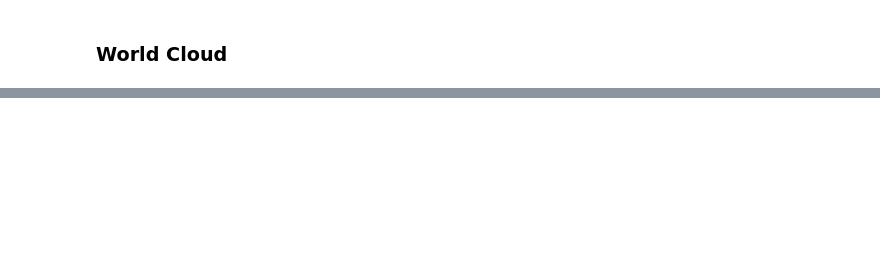
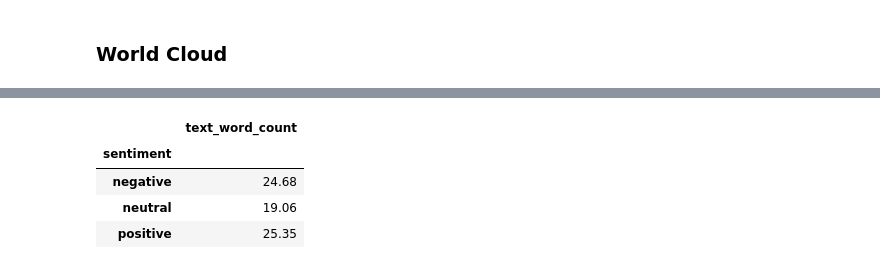
Before and after one commit to RyanKoech/Kenar-Ent-Sentiment-Analysis, a Jupyter notebook: src/app.ipynb, the cells around one changed output, grey strips where cells are left out. Drawn from its saved outputs; the diff is of its cells as text; code cells hidden in the pictures; blank space fills up the shorter version.

```diff
--- a/src/app.ipynb
+++ b/src/app.ipynb
@@ -179,0 +210,8 @@ ModuleNotFoundError: No module named 'google.colab'
+# %%
+round(pd.DataFrame(tweet_list_df.groupby("sentiment").text_word_count.mean()),2)
+# %% [output]
+|  | text_word_count |
+| sentiment |  |
+| negative | 24.68 |
+| neutral | 19.06 |
+| positive | 25.35 |
```
Also changed, not shown: parts of 15 cells of this notebook, 4 other files.
